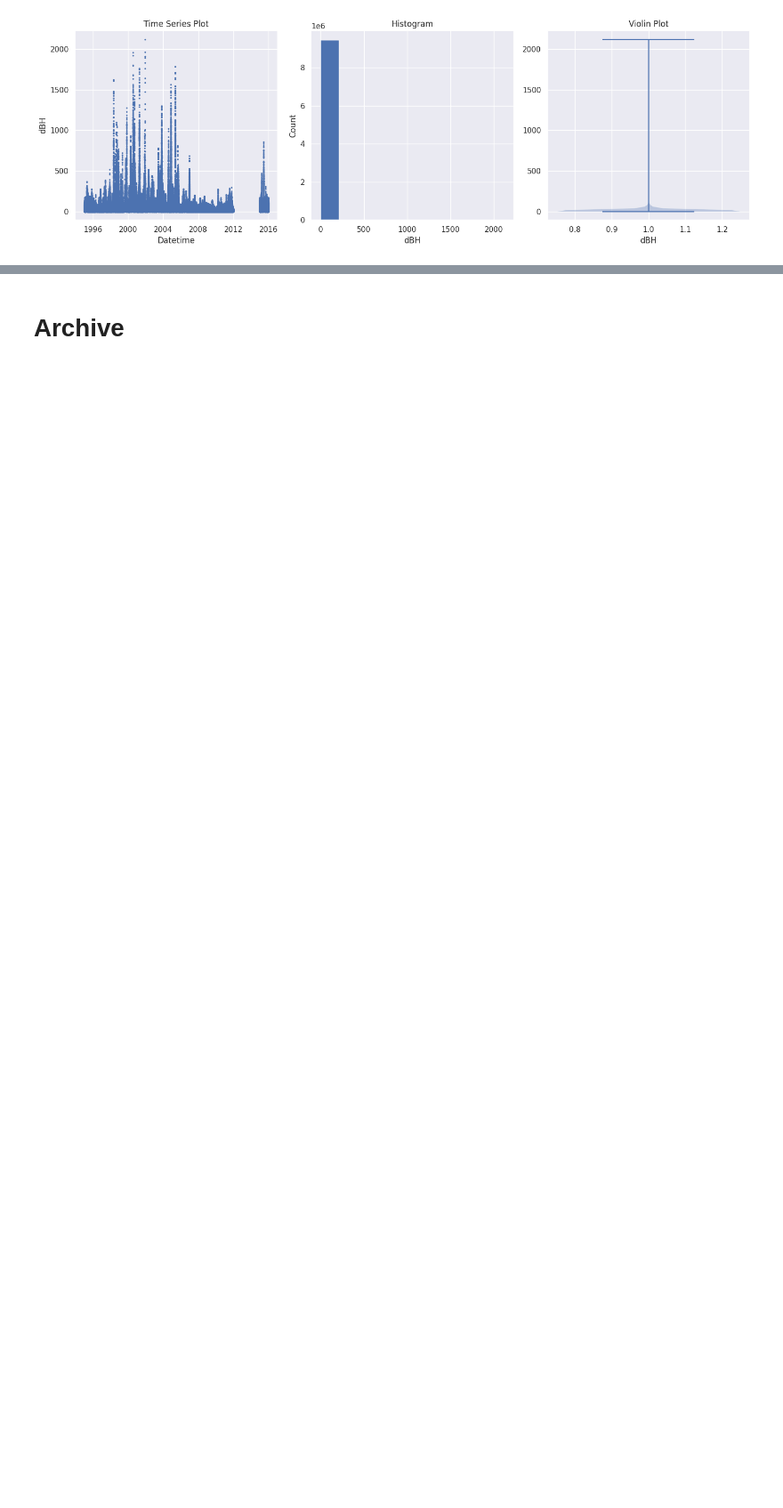
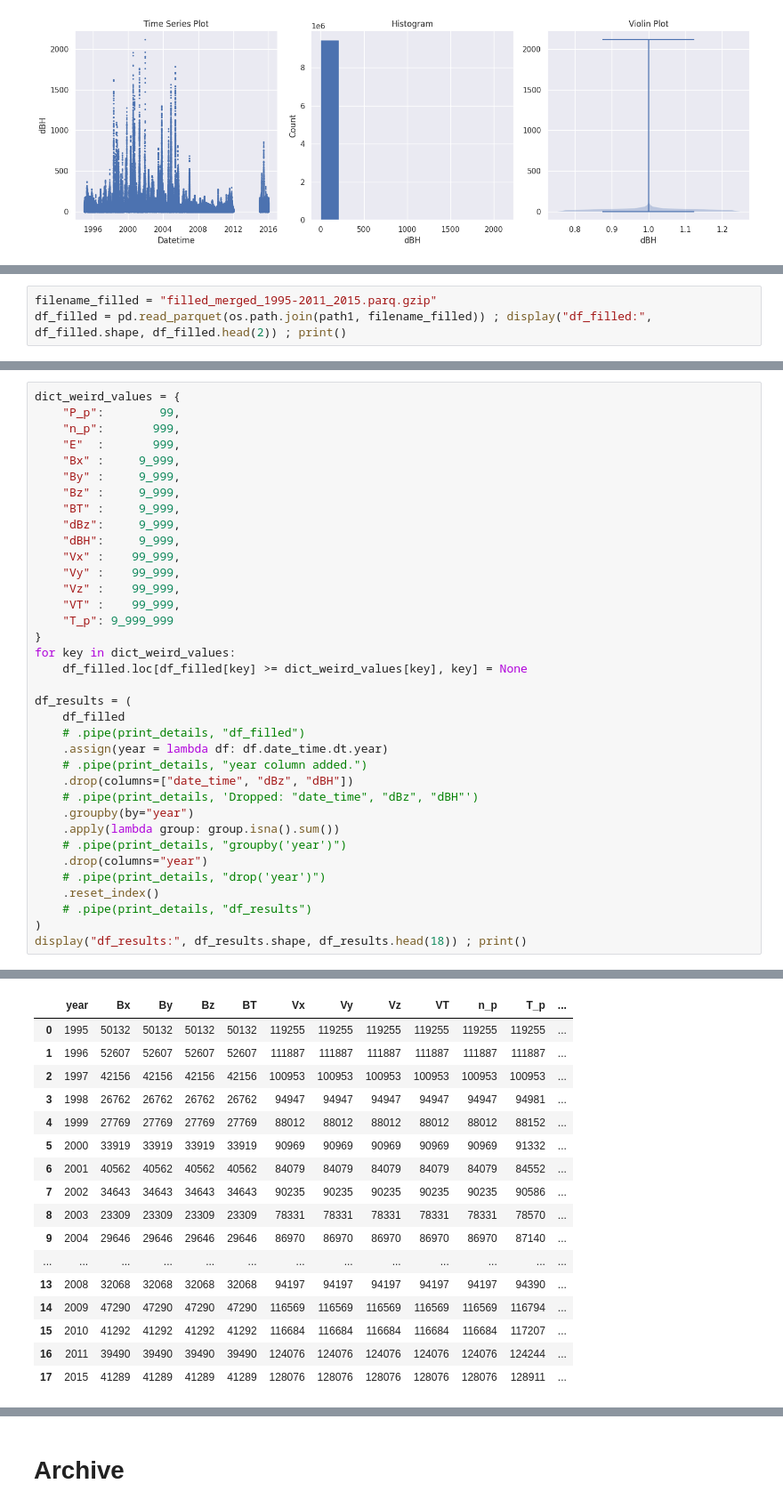
Before and after one commit to Alireza-Motazedian/GIC__Geomagnetic_Induced_Current, a Jupyter notebook: 2. Code/GIC Data Exploration.ipynb, the cells around one changed output, grey strips where cells are left out. Shown at 89% size. Saved outputs shown, nothing was run; the diff lists cells and outputs as text; blank space fills up the shorter version.

```diff
--- a/2. Code/GIC Data Exploration.ipynb
+++ b/2. Code/GIC Data Exploration.ipynb
@@ -1306,0 +1304,3 @@ for col in df_filled.columns:
+# %%
+filename_filled = "filled_merged_1995-2011_2015.parq.gzip"
+df_filled = pd.read_parquet(os.path.join(path1, filename_filled)) ; display("df_filled:", df_filled.shape, df_filled.head(2)) ; print()
@@ -1306,0 +1355,37 @@ for col in df_filled.columns:
+# %%
+dict_weird_values = {
+    "P_p":        99,
+    "n_p":       999,
+    "E"  :       999,
+    "Bx" :     9_999,
+    "By" :     9_999,
+    "Bz" :     9_999,
+    "BT" :     9_999,
+    "dBz":     9_999,
+    "dBH":     9_999,
+    "Vx" :    99_999,
+    "Vy" :    99_999,
+    "Vz" :    99_999,
+    "VT" :    99_999,
+    "T_p": 9_999_999
+}
+for key in dict_weird_values:
+    df_filled.loc[df_filled[key] >= dict_weird_values[key], key] = None
+
+df_results = (
+    df_filled
+    # .pipe(print_details, "df_filled")
+    .assign(year = lambda df: df.date_time.dt.year)
+    # .pipe(print_details, "year column added.")
+    .drop(columns=["date_time", "dBz", "dBH"])
+    # .pipe(print_details, 'Dropped: "date_time", "dBz", "dBH"')
+    .groupby(by="year")
+    .apply(lambda group: group.isna().sum())
+    # .pipe(print_details, "groupby('year')")
+    .drop(columns="year")
+    # .pipe(print_details, "drop('year')")
+    .reset_index()
+    # .pipe(print_details, "df_results")
+)
+display("df_results:", df_results.shape, df_results.head(18)) ; print()
+# %% [output]
@@ -1306,0 +1394,17 @@ for col in df_filled.columns:
+|  | year | Bx | By | Bz | BT | Vx | Vy | Vz | VT | n_p | T_p | ... |
+| 0 | 1995 | 50132 | 50132 | 50132 | 50132 | 119255 | 119255 | 119255 | 119255 | 119255 | 119255 | ... |
+| 1 | 1996 | 52607 | 52607 | 52607 | 52607 | 111887 | 111887 | 111887 | 111887 | 111887 | 111887 | ... |
+| 2 | 1997 | 42156 | 42156 | 42156 | 42156 | 100953 | 100953 | 100953 | 100953 | 100953 | 100953 | ... |
+| 3 | 1998 | 26762 | 26762 | 26762 | 26762 | 94947 | 94947 | 94947 | 94947 | 94947 | 94981 | ... |
+| 4 | 1999 | 27769 | 27769 | 27769 | 27769 | 88012 | 88012 | 88012 | 88012 | 88012 | 88152 | ... |
+| 5 | 2000 | 33919 | 33919 | 33919 | 33919 | 90969 | 90969 | 90969 | 90969 | 90969 | 91332 | ... |
+| 6 | 2001 | 40562 | 40562 | 40562 | 40562 | 84079 | 84079 | 84079 | 84079 | 84079 | 84552 | ... |
+| 7 | 2002 | 34643 | 34643 | 34643 | 34643 | 90235 | 90235 | 90235 | 90235 | 90235 | 90586 | ... |
+| 8 | 2003 | 23309 | 23309 | 23309 | 23309 | 78331 | 78331 | 78331 | 78331 | 78331 | 78570 | ... |
+| 9 | 2004 | 29646 | 29646 | 29646 | 29646 | 86970 | 86970 | 86970 | 86970 | 86970 | 87140 | ... |
+| ... | ... | ... | ... | ... | ... | ... | ... | ... | ... | ... | ... | ... |
+| 13 | 2008 | 32068 | 32068 | 32068 | 32068 | 94197 | 94197 | 94197 | 94197 | 94197 | 94390 | ... |
+| 14 | 2009 | 47290 | 47290 | 47290 | 47290 | 116569 | 116569 | 116569 | 116569 | 116569 | 116794 | ... |
+| 15 | 2010 | 41292 | 41292 | 41292 | 41292 | 116684 | 116684 | 116684 | 116684 | 116684 | 117207 | ... |
+| 16 | 2011 | 39490 | 39490 | 39490 | 39490 | 124076 | 124076 | 124076 | 124076 | 124076 | 124244 | ... |
+| 17 | 2015 | 41289 | 41289 | 41289 | 41289 | 128076 | 128076 | 128076 | 128076 | 128076 | 128911 | ... |
```
Also changed, not shown: parts of 9 cells of this notebook.
